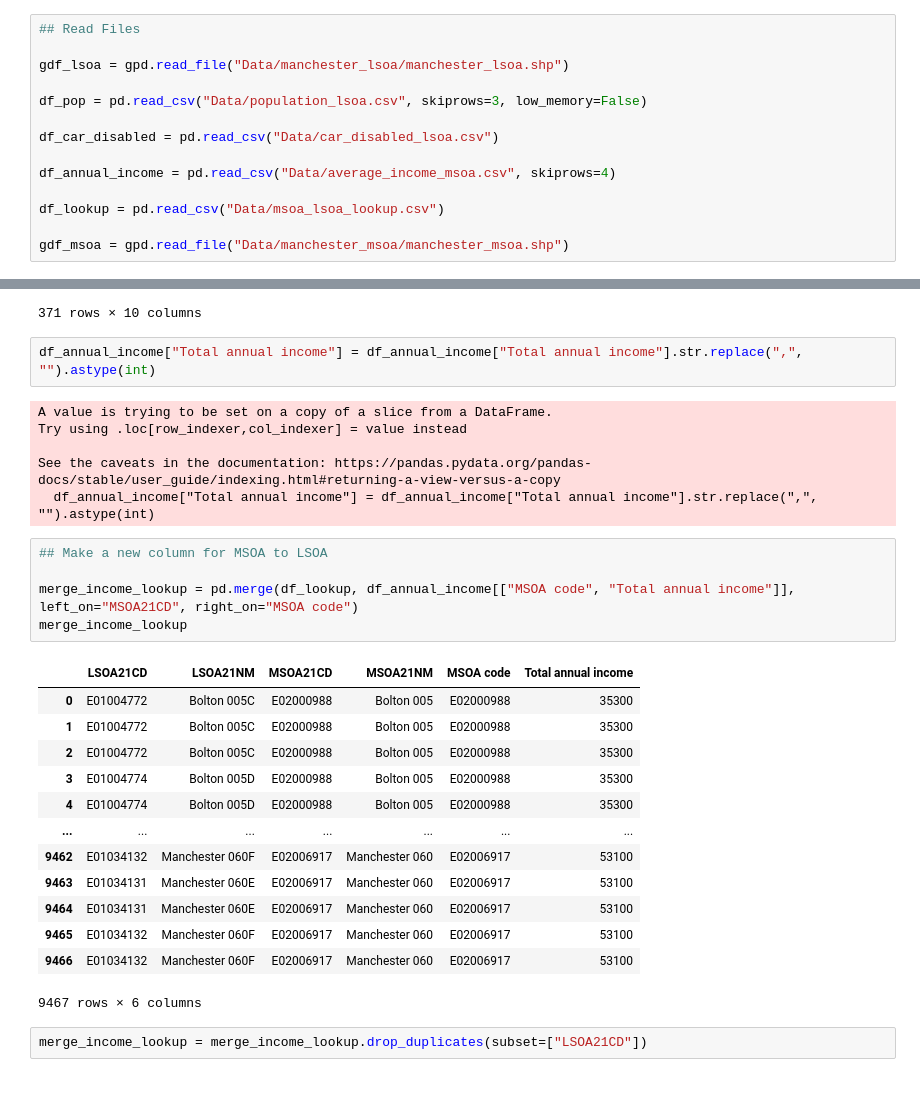
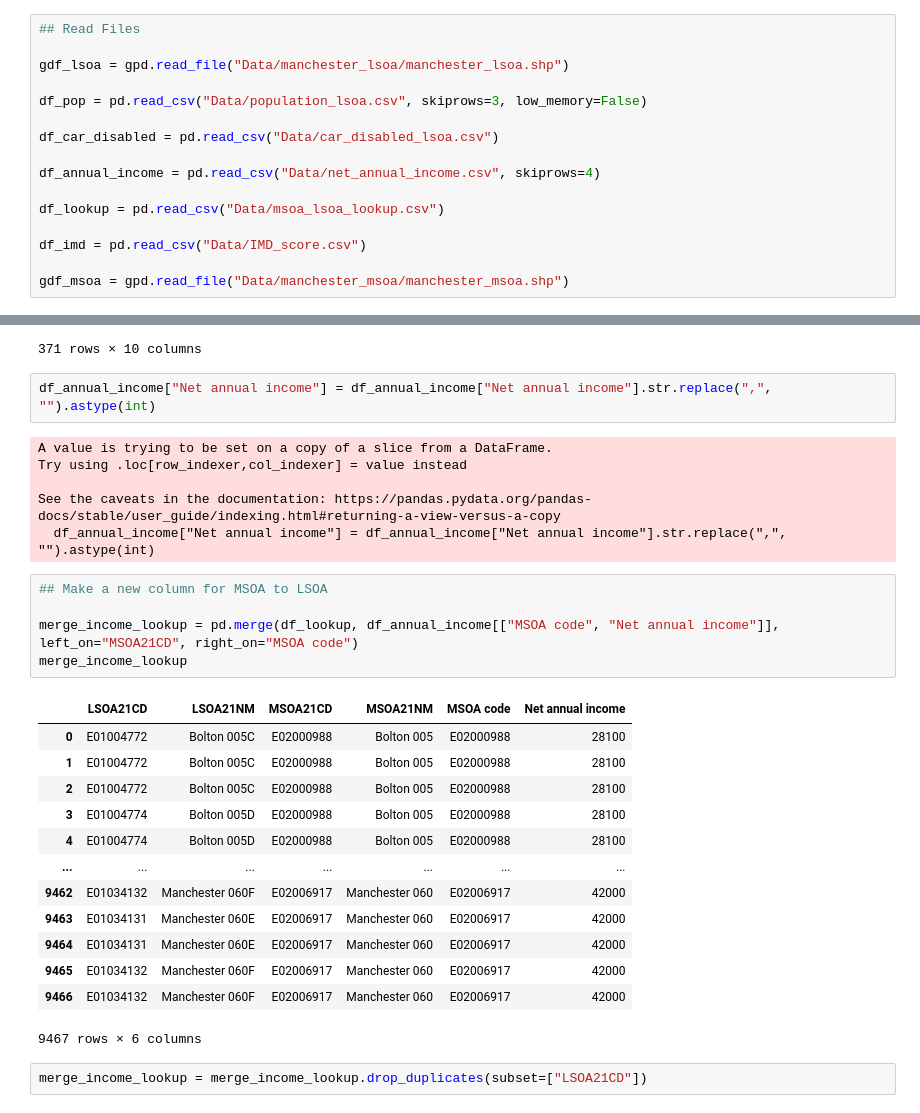
Before and after one commit to krnaskr/Dissertation, a Jupyter notebook: Demand LSOA.ipynb, the cells around one changed output, grey strips where cells are left out. Cells and saved outputs as stored; diff of their text form.

```diff
--- a/Demand LSOA.ipynb
+++ b/Demand LSOA.ipynb
@@ -14,10 +14,12 @@ df_pop = pd.read_csv("Data/population_lsoa.csv", skiprows=3, low_memory=False)
 
 df_car_disabled = pd.read_csv("Data/car_disabled_lsoa.csv")
 
-df_annual_income = pd.read_csv("Data/average_income_msoa.csv", skiprows=4)
+df_annual_income = pd.read_csv("Data/net_annual_income.csv", skiprows=4)
 
 df_lookup = pd.read_csv("Data/msoa_lsoa_lookup.csv")
 
+df_imd = pd.read_csv("Data/IMD_score.csv")
+
 gdf_msoa = gpd.read_file("Data/manchester_msoa/manchester_msoa.shp")
 # %% [markdown]
 ## Populations
@@ -292,31 +294,31 @@ df_annual_income
 | 2135 | E02004097 | High Peak 005 | E07000037 | High Peak | E12000004 | East Midla | ... |
 371 rows × 10 columns
 # %%
-df_annual_income["Total annual income"] = df_annual_income["Total annual income"].str.replace(",", "").astype(int)
+df_annual_income["Net annual income"] = df_annual_income["Net annual income"].str.replace(",", "").astype(int)
 # %% [output]
 A value is trying to be set on a copy of a slice from a DataFrame.
 Try using .loc[row_indexer,col_indexer] = value instead
 
 See the caveats in the documentation: https://pandas.pydata.org/pandas-docs/stable/user_guide/indexing.html#returning-a-view-versus-a-copy
-  df_annual_income["Total annual income"] = df_annual_income["Total annual income"].str.replace(",", "").astype(int)
+  df_annual_income["Net annual income"] = df_annual_income["Net annual income"].str.replace(",", "").astype(int)
 # %%
 ## Make a new column for MSOA to LSOA
 
-merge_income_lookup = pd.merge(df_lookup, df_annual_income[["MSOA code", "Total annual income"]], left_on="MSOA21CD", right_on="MSOA code")
+merge_income_lookup = pd.merge(df_lookup, df_annual_income[["MSOA code", "Net annual income"]], left_on="MSOA21CD", right_on="MSOA code")
 merge_income_lookup
 # %% [output]
-|  | LSOA21CD | LSOA21NM | MSOA21CD | MSOA21NM | MSOA code | Total annual income |
-| 0 | E01004772 | Bolton 005C | E02000988 | Bolton 005 | E02000988 | 35300 |
-| 1 | E01004772 | Bolton 005C | E02000988 | Bolton 005 | E02000988 | 35300 |
-| 2 | E01004772 | Bolton 005C | E02000988 | Bolton 005 | E02000988 | 35300 |
-| 3 | E01004774 | Bolton 005D | E02000988 | Bolton 005 | E02000988 | 35300 |
-| 4 | E01004774 | Bolton 005D | E02000988 | Bolton 005 | E02000988 | 35300 |
+|  | LSOA21CD | LSOA21NM | MSOA21CD | MSOA21NM | MSOA code | Net annual income |
+| 0 | E01004772 | Bolton 005C | E02000988 | Bolton 005 | E02000988 | 28100 |
+| 1 | E01004772 | Bolton 005C | E02000988 | Bolton 005 | E02000988 | 28100 |
+| 2 | E01004772 | Bolton 005C | E02000988 | Bolton 005 | E02000988 | 28100 |
+| 3 | E01004774 | Bolton 005D | E02000988 | Bolton 005 | E02000988 | 28100 |
+| 4 | E01004774 | Bolton 005D | E02000988 | Bolton 005 | E02000988 | 28100 |
 | ... | ... | ... | ... | ... | ... | ... |
-| 9462 | E01034132 | Manchester 060F | E02006917 | Manchester 060 | E02006917 | 53100 |
-| 9463 | E01034131 | Manchester 060E | E02006917 | Manchester 060 | E02006917 | 53100 |
-| 9464 | E01034131 | Manchester 060E | E02006917 | Manchester 060 | E02006917 | 53100 |
-| 9465 | E01034132 | Manchester 060F | E02006917 | Manchester 060 | E02006917 | 53100 |
-| 9466 | E01034132 | Manchester 060F | E02006917 | Manchester 060 | E02006917 | 53100 |
+| 9462 | E01034132 | Manchester 060F | E02006917 | Manchester 060 | E02006917 | 42000 |
+| 9463 | E01034131 | Manchester 060E | E02006917 | Manchester 060 | E02006917 | 42000 |
+| 9464 | E01034131 | Manchester 060E | E02006917 | Manchester 060 | E02006917 | 42000 |
+| 9465 | E01034132 | Manchester 060F | E02006917 | Manchester 060 | E02006917 | 42000 |
+| 9466 | E01034132 | Manchester 060F | E02006917 | Manchester 060 | E02006917 | 42000 |
 9467 rows × 6 columns
 # %%
 merge_income_lookup = merge_income_lookup.drop_duplicates(subset=["LSOA21CD"])
```
Also changed, not shown: parts of 3 cells of this notebook, 1 other file.
